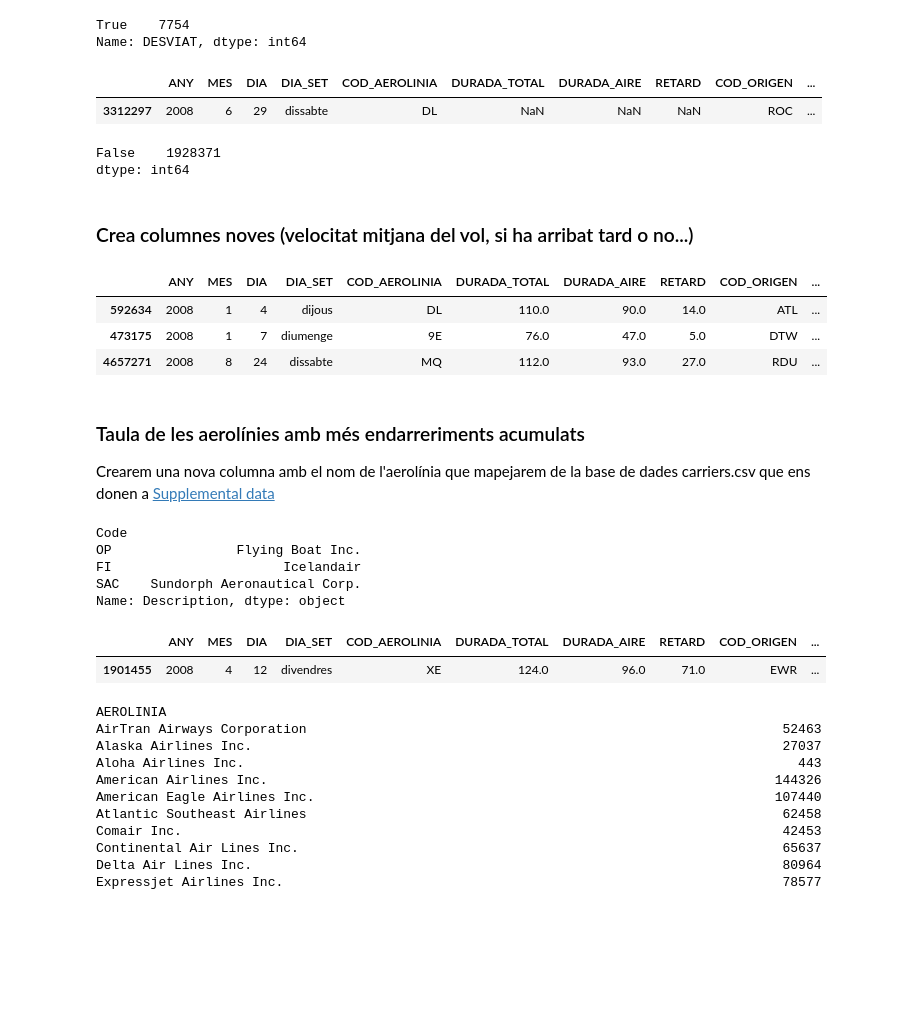
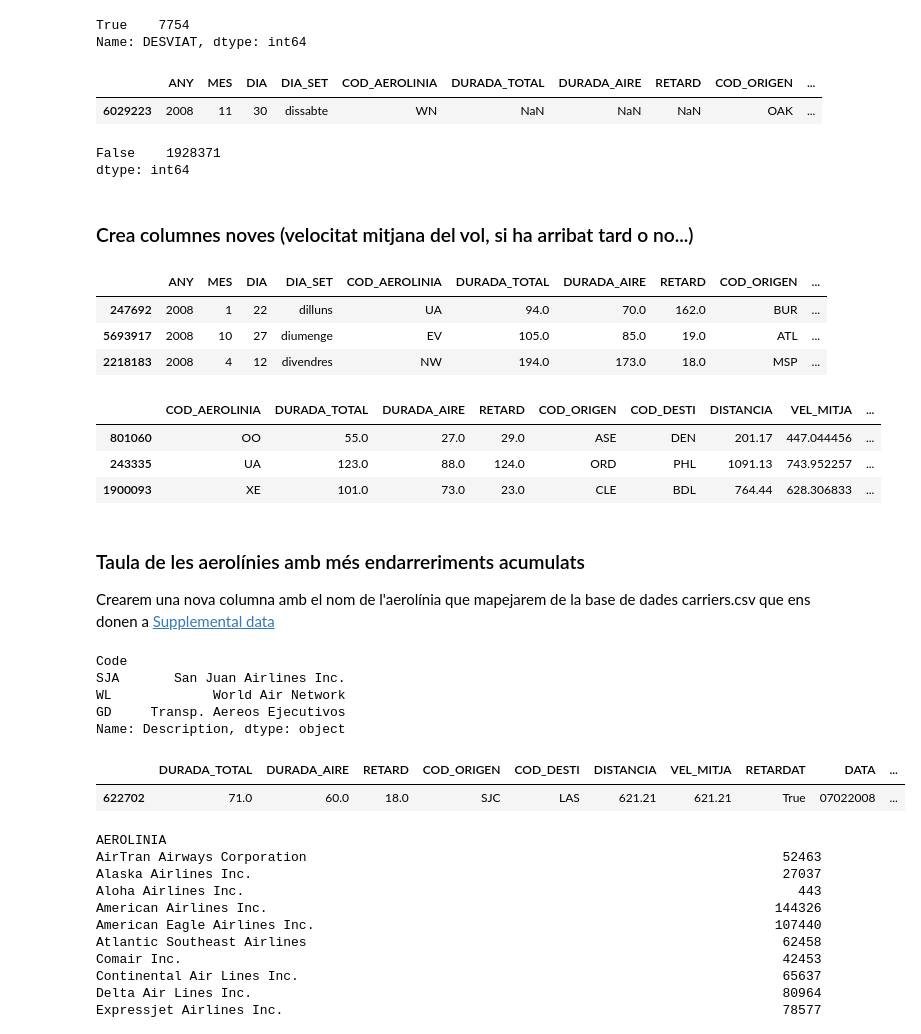
Before and after one commit to legoteque/tasques_ITAcademy, a Jupyter notebook: 5 estructures_dataframe/Tasca 5.ipynb, the cells around one changed output. Cells and saved outputs as stored; diff of their text form; code cells hidden in the pictures; blank space fills up the shorter version.

```diff
--- a/5 estructures_dataframe/Tasca 5.ipynb
+++ b/5 estructures_dataframe/Tasca 5.ipynb
@@ -12,8 +11,12 @@ warnings.simplefilter(action='ignore', category=FutureWarning)
 # %%
 rows = None
 pd.options.display.max_columns = None
-datasets_path = "D:\Oscar\FORMACIO\DIGITAL\DATA SCIENCE with Python\Datasets\""
-file = (datasets_path + "DelayedFlights.csv").replace(r"\\", r"\\\\")
+
+datasets_path = r"D:\Oscar\FORMACIO\DIGITAL\DATA SCIENCE with Python\Datasets"
+datasets_path = os.getcwd()
+datasets_path += os.sep
+
+file = datasets_path + "DelayedFlights.csv"
 df = pd.read_csv(file, sep=',', encoding='utf8', index_col=0, nrows=rows)
 df.head(3)
 # %% [output]
@@ -186,7 +189,7 @@ Name: COD_CANCELACIO, dtype: int64
 # %%
 #calculem percentatges
 #mapejem els motius per fer-los entendibles:
-motiu_cancel = {"A": "Aerolínia", "B": "Temps", "C": "Tècnic", "D": "Seguretat", "N": "No cancelat"}
+motiu_cancel = {"A": "Aerolínia", "B": "Pel temps", "C": "Problema tècnic", "D": "Per seguretat", "N": "No cancelat"}
 df["COD_CANCELACIO"] = df["COD_CANCELACIO"].map(motiu_cancel)
 
 #generem un nou dataframe de cancel·lats:
@@ -194,5 +197,6 @@ cancel_df = df[df["CANCELAT"]]
 
 motius_s = cancel_df["COD_CANCELACIO"].value_counts()
 num_cancels = cancel_df["COD_CANCELACIO"].size
+
 round(100 * motius_s / num_cancels, 2).astype(str) + "%"
 # %% [output]
@@ -329,19 +333,19 @@ Name: DESVIAT, dtype: int64
 df[df["DESVIAT"] == True].sample()
 # %% [output]
 |  | ANY | MES | DIA | DIA_SET | COD_AEROLINIA | DURADA_TOTAL | DURADA_AIRE | RETARD | COD_ORIGEN | ... |
-| 3312297 | 2008 | 6 | 29 | dissabte | DL | NaN | NaN | NaN | ROC | ... |
+| 6029223 | 2008 | 11 | 30 | dissabte | WN | NaN | NaN | NaN | OAK | ... |
 # %%
 #eliminarem els desviats que no ens aporten info, i no ens haurien de quedar nulls al dataframe
 df.drop(df[df["DESVIAT"]].index, axis="index", inplace = True)
 
 #eliminem la columna doncs no nhi haurà cap
 df.drop(['DESVIAT'], axis = 'columns', inplace=True)
+
+#comprovem que no queden valors nulls
+df.isnull().any(axis="columns").value_counts()
+# %% [output]
+False    1928371
+dtype: int64
-# %%
-#comprovem que no queden valors nulls
-df.isnull().any(axis="columns").value_counts()
-# %% [output]
-False    1928371
-dtype: int64
 # %% [markdown]
 ### Crea columnes noves (velocitat mitjana del vol, si ha arribat tard o no...)
 # %%
@@ -357,31 +361,52 @@ df["RETARDAT"] = df["RETARD"].apply(lambda x: True if x>10 else False)
 df.sample(3)
 # %% [output]
 |  | ANY | MES | DIA | DIA_SET | COD_AEROLINIA | DURADA_TOTAL | DURADA_AIRE | RETARD | COD_ORIGEN | ... |
-| 592634 | 2008 | 1 | 4 | dijous | DL | 110.0 | 90.0 | 14.0 | ATL | ... |
-| 473175 | 2008 | 1 | 7 | diumenge | 9E | 76.0 | 47.0 | 5.0 | DTW | ... |
-| 4657271 | 2008 | 8 | 24 | dissabte | MQ | 112.0 | 93.0 | 27.0 | RDU | ... |
+| 247692 | 2008 | 1 | 22 | dilluns | UA | 94.0 | 70.0 | 162.0 | BUR | ... |
+| 5693917 | 2008 | 10 | 27 | diumenge | EV | 105.0 | 85.0 | 19.0 | ATL | ... |
+| 2218183 | 2008 | 4 | 12 | divendres | NW | 194.0 | 173.0 | 18.0 | MSP | ... |
+# %%
+#crearem una columna nova, per expemple, per agrupar les tres columnes de la data en un camp amb el format ddmmaaaa
+any_s = df["ANY"].astype(str)
+mes_s = df["MES"].astype(str).str.zfill(2)
+dia_s = df["DIA"].astype(str).str.zfill(2)
+
+#esborrem les columnes DIA, MES i ANY
+df.drop(columns=["ANY", "MES", "DIA", "DIA_SET"], inplace=True)
+
+df["DATA"] = dia_s + mes_s + any_s
+
+df.sample(3)
+# %% [output]
+|  | COD_AEROLINIA | DURADA_TOTAL | DURADA_AIRE | RETARD | COD_ORIGEN | COD_DESTI | DISTANCIA | VEL_MITJA | ... |
+| 801060 | OO | 55.0 | 27.0 | 29.0 | ASE | DEN | 201.17 | 447.044456 | ... |
+| 243335 | UA | 123.0 | 88.0 | 124.0 | ORD | PHL | 1091.13 | 743.952257 | ... |
+| 1900093 | XE | 101.0 | 73.0 | 23.0 | CLE | BDL | 764.44 | 628.306833 | ... |
 # %% [markdown]
 ### Taula de les aerolínies amb més endarreriments acumulats
 
 Crearem una nova columna amb el nom de l'aerolínia que mapejarem de la base de dades carriers.csv que ens donen a [Supplemental data](http://stat-computing.org/dataexpo/2009/supplemental-data.html)
 # %%
 #importem l'arxiu d'aerolínies com una series, amb els codis d'index
-file = (datasets_path + "DelayedFlights-carriers.csv").replace(r"\\", r"\\\\")
-co_s = pd.read_csv(file, sep=',', encoding='utf8', index_col=0, squeeze=True)
-co_s.sample(3)
+file = datasets_path + "DelayedFlights-carriers.csv"
+ap_s = pd.read_csv(file, sep=',', encoding='utf8', index_col=0, squeeze=True)
+ap_s.sample(3)
 # %% [output]
 Code
-OP                Flying Boat Inc.
-FI                      Icelandair
-SAC    Sundorph Aeronautical Corp.
+SJA       San Juan Airlines Inc.
+WL             World Air Network
+GD     Transp. Aereos Ejecutivos
 Name: Description, dtype: object
 # %%
 #creem la nova columna mapejant la series
-df["AEROLINIA"] = df["COD_AEROLINIA"].map(co_s)
+df["AEROLINIA"] = df["COD_AEROLINIA"].map(ap_s)
+
+#eliminem la columna de codi de l'aerolinia
+df.drop(columns=["COD_AEROLINIA"], inplace=True)
+
 df.sample()
 # %% [output]
-|  | ANY | MES | DIA | DIA_SET | COD_AEROLINIA | DURADA_TOTAL | DURADA_AIRE | RETARD | COD_ORIGEN | ... |
-| 1901455 | 2008 | 4 | 12 | divendres | XE | 124.0 | 96.0 | 71.0 | EWR | ... |
+|  | DURADA_TOTAL | DURADA_AIRE | RETARD | COD_ORIGEN | COD_DESTI | DISTANCIA | VEL_MITJA | RETARDAT | DATA | ... |
+| 622702 | 71.0 | 60.0 | 18.0 | SJC | LAS | 621.21 | 621.21 | True | 07022008 | ... |
 # %%
 #agrupem per aerolínia
 vols_x_co = df.groupby('AEROLINIA')
```
Also changed, not shown: parts of 17 cells of this notebook, 5 other files.
